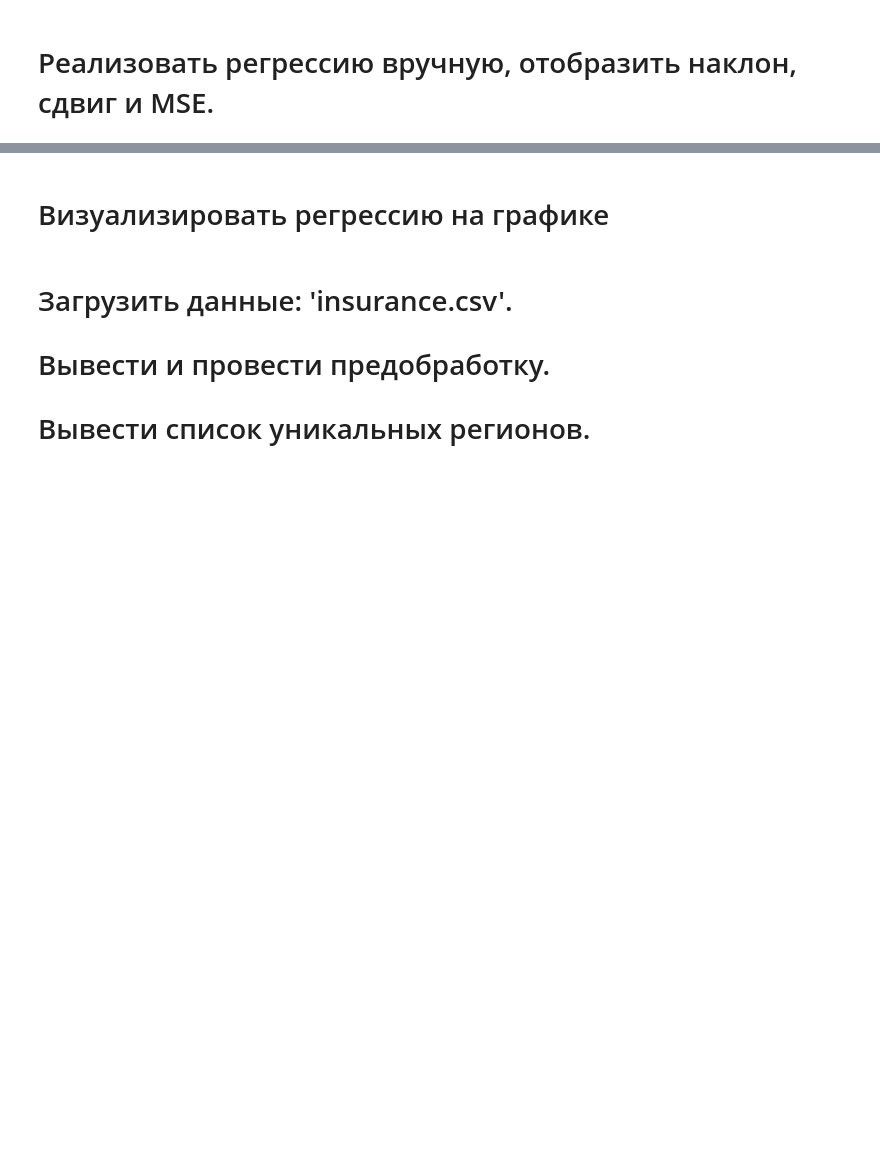
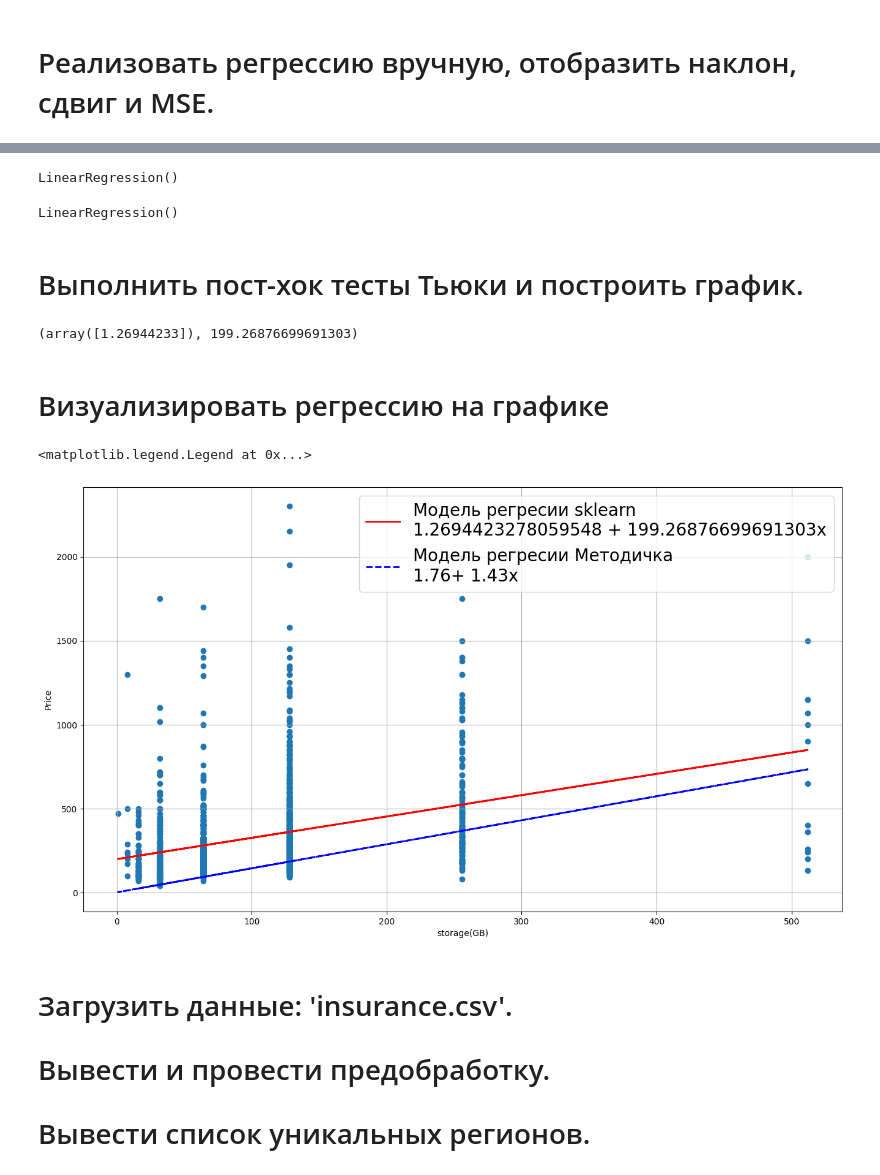
Before and after one commit to FilippYV/Big_Data_analysis_technologies_and_tools, a Jupyter notebook: Helping_friends/sasha/Pr_4/Pr_4.ipynb, the cells around one changed output, grey strips where cells are left out. Drawn from its saved outputs; the diff is of its cells as text; code cells hidden in the pictures; blank space fills up the shorter version.

```diff
--- a/Helping_friends/sasha/Pr_4/Pr_4.ipynb
+++ b/Helping_friends/sasha/Pr_4/Pr_4.ipynb
@@ -246,11 +243,10 @@ print(styled_corr_matrix)
 # %% [markdown]
 # Реализовать регрессию вручную, отобразить наклон, сдвиг и MSE.
 # %%
-X = np.array(f_data[['RAM']], type(float))
-y = np.array(f_data['Price'], type(float))
-ic(X)
-ic(y)
-
+X = np.array(f_data[['storage(GB)']], type(float))
+y = np.array(f_data['PRICE'], type(float))
+X = X / 100
+y = y / 100
 
 def mserror(X, w1, w0, y):
     y_pred = w1 * X[:, 0] + w0
@@ -287,4 +283,4 @@ for i in range(n):
         break
 next_w0 = round(next_w0, 2)
 next_w1 = round(next_w1, 2)
-f_data['dy'] = f_data['RAM'] * next_w1 + next_w0
+f_data['dy'] = f_data['storage(GB)'] * next_w1 + next_w0
@@ -324,15 +305,40 @@ df
+# %%
+from sklearn.linear_model import LinearRegression
+model = LinearRegression()
+model
+# %% [output]
+LinearRegression()
+# %%
+X = np.array(f_data[['storage(GB)']], type(float))
+y = np.array(f_data['PRICE'], type(float))
+model.fit(X, y)
+# %% [output]
+LinearRegression()
+# %% [markdown]
+# Выполнить пост-хок тесты Тьюки и построить график.
+# %%
+model.coef_, model.intercept_
+# %% [output]
+(array([1.26944233]), 199.26876699691303)
 # %% [markdown]
 # Визуализировать регрессию на графике
 # %%
+model_a = model.coef_[0]
+model_b = model.intercept_
+model_y_sk = model_a * X + model_b
+
 fig = plt.figure(figsize=(16, 9))
-plt.plot(df.X, df.dy, linewidth='2', color='red', label=f'Модель регресии ВТ power \n{b0} + {b1}x')
-plt.plot(df.X, f_data.dy, '--g', linewidth='2', color='blue',
+plt.plot(X, model_y_sk, linewidth='2', color='red', label=f'Модель регресии sklearn \n{model_a} + {model_b}x')
+plt.plot(X, f_data.dy, '--g', linewidth='2', color='blue',
          label=f'Модель регресии Методичка \n{next_w0}+ {next_w1}x')
-plt.scatter(df.X, df.y)
-plt.xlabel('RAM')
+plt.scatter(X, y)
+plt.xlabel('storage(GB)')
 plt.ylabel('Price')
 plt.grid()
 plt.legend(prop={'size': 20})
+# %% [output]
+<matplotlib.legend.Legend at 0x...>
+[figure, added]
 # %% [markdown]
 # Загрузить данные: 'insurance.csv'.
 # Вывести и провести предобработку.
```
Also changed, not shown: parts of 24 cells of this notebook, 10 other files.
